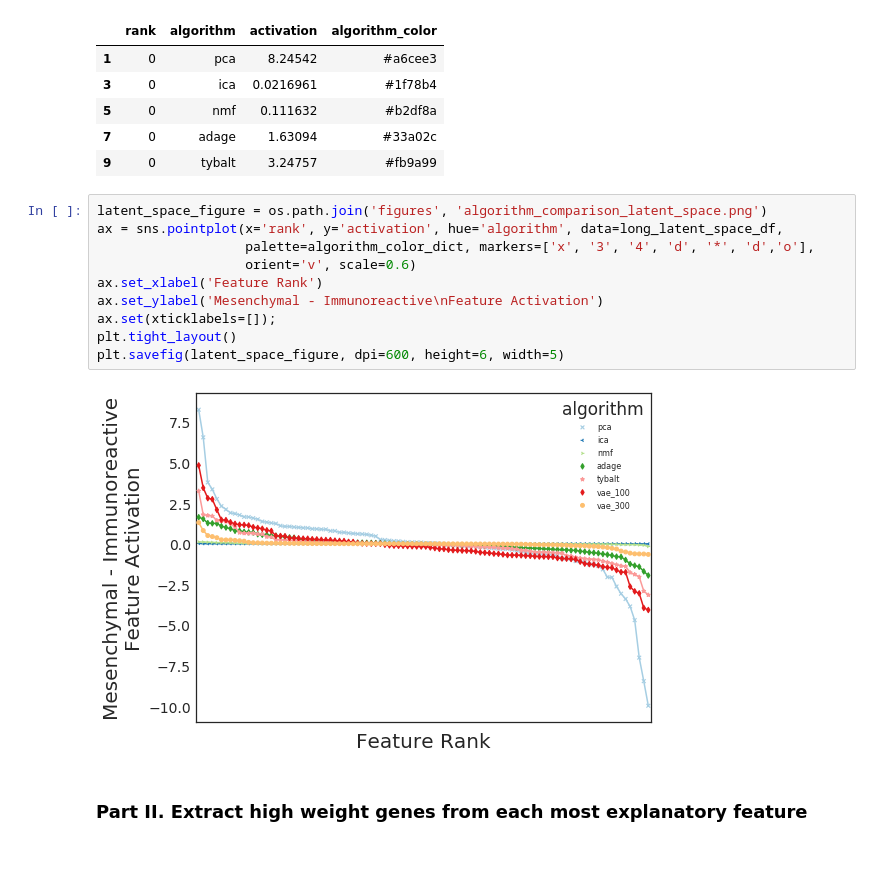
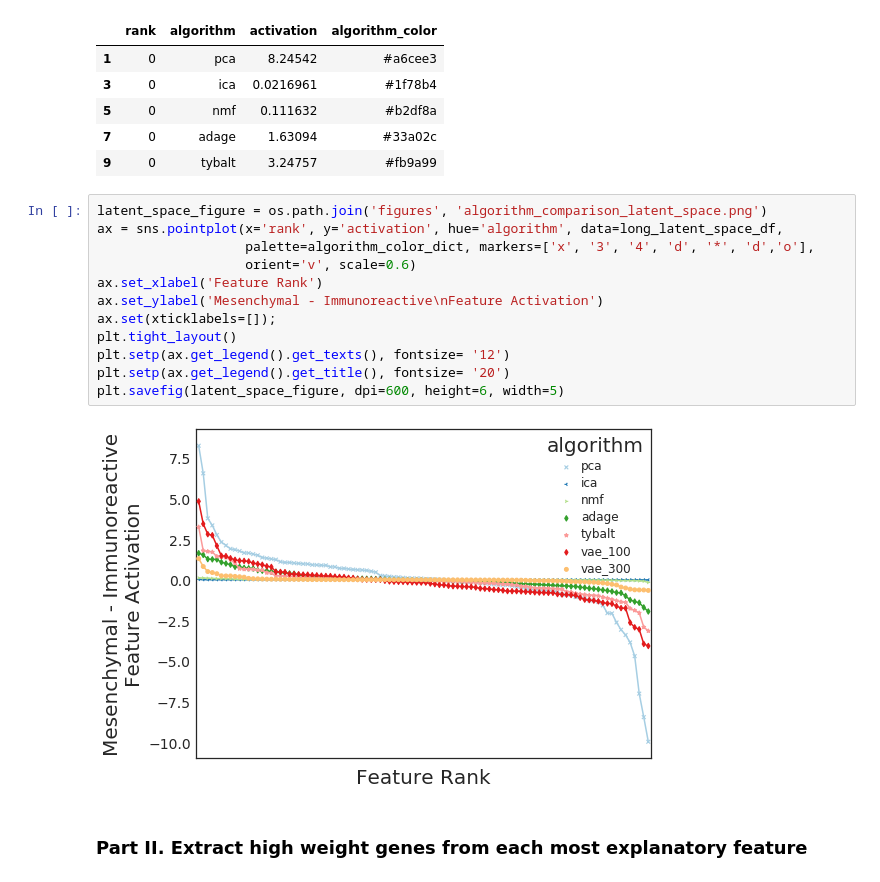
Before and after one commit to greenelab/vae_pancancer, a Jupyter notebook: latent_space_comparison.ipynb, the cells around one changed output. Cells and saved outputs as stored; diff of their text form.

Commit message:
increasing size of figure legend

```diff
--- a/latent_space_comparison.ipynb
+++ b/latent_space_comparison.ipynb
@@ -196,15 +196,17 @@ long_latent_space_df.head()
 # %%
 latent_space_figure = os.path.join('figures', 'algorithm_comparison_latent_space.png')
 ax = sns.pointplot(x='rank', y='activation', hue='algorithm', data=long_latent_space_df,
                    palette=algorithm_color_dict, markers=['x', '3', '4', 'd', '*', 'd','o'],
                    orient='v', scale=0.6)
 ax.set_xlabel('Feature Rank')
 ax.set_ylabel('Mesenchymal - Immunoreactive\nFeature Activation')
 ax.set(xticklabels=[]);
 plt.tight_layout()
+plt.setp(ax.get_legend().get_texts(), fontsize= '12')
+plt.setp(ax.get_legend().get_title(), fontsize= '20')
 plt.savefig(latent_space_figure, dpi=600, height=6, width=5)
 # %% [output]
-[figure, old version]
+[figure, new version]
 # %% [markdown]
 ### Part II. Extract high weight genes from each most explanatory feature
 # %%
```
Also changed, not shown: 2 other files.
